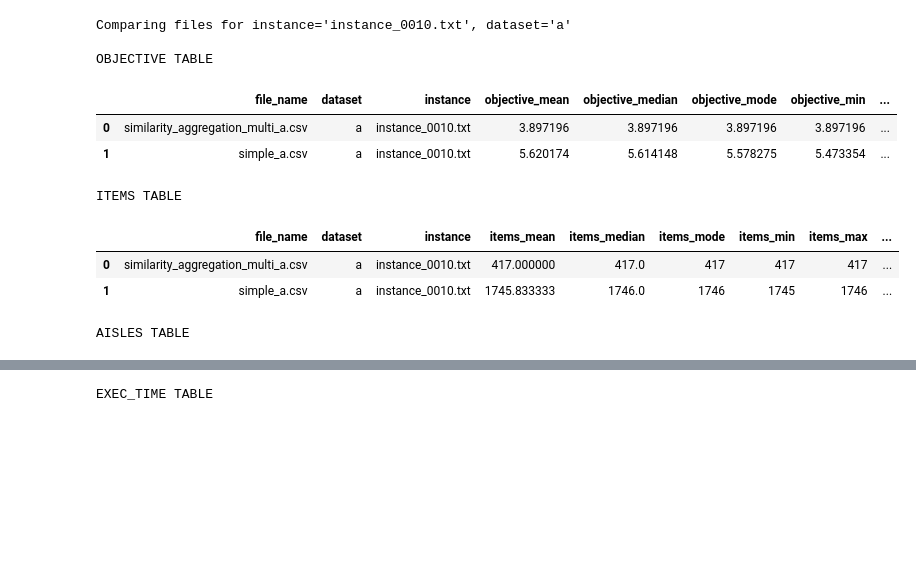
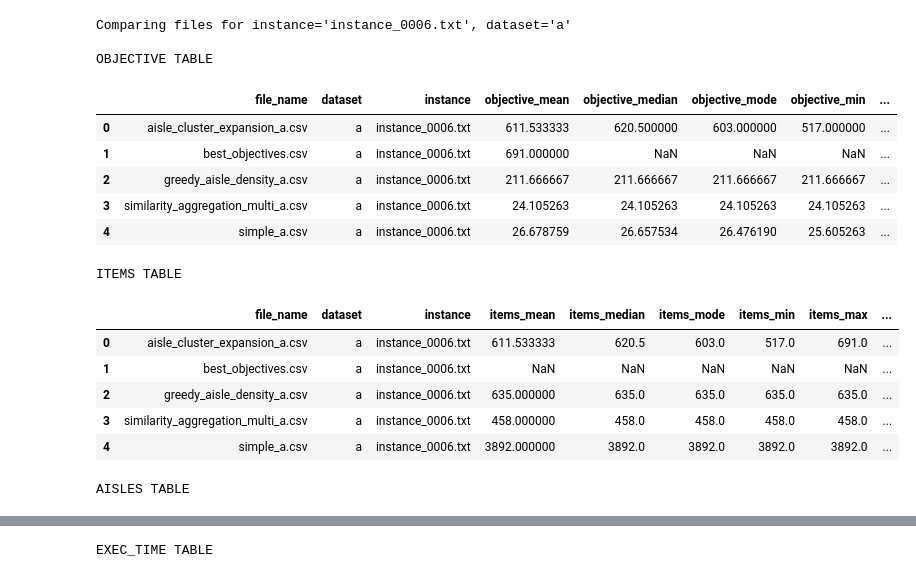
Before and after one commit to tinicius/challenge-sbpo-2025, a Jupyter notebook: src/compare.ipynb, the cells around one changed output, grey strips where cells are left out. Drawn from its saved outputs; the diff is of its cells as text; code cells hidden in the pictures; blank space fills up the shorter version.

```diff
--- a/src/compare.ipynb
+++ b/src/compare.ipynb
@@ -44,7 +44,7 @@ metric_groups = {
 }
 
 # Comparison parameters
-instance_param = "instance_0010.txt"
+instance_param = "instance_0006.txt"
 dataset_param = "a"  # Use None to include all datasets
 
 
@@ -83,37 +83,43 @@ def load_metric_table(
 
     if not tables:
         raise ValueError(
             f"No compatible CSV rows found for metric '{metric_name}', instance '{instance}', "
             f"dataset '{dataset}' in {folder_path.resolve()}"
         )
 
     if skipped_files:
         print(f"[{metric_name}] skipped incompatible files:")
         for file_name, missing in skipped_files:
             print(f"  - {file_name}: missing {missing}")
 
     return pd.concat(tables, ignore_index=True).sort_values("file_name").reset_index(drop=True)
 
 
 tables = {
     name: load_metric_table(name, folder, instance_param, dataset_param)
     for name in metric_groups
 }
 
 print(f"Comparing files for instance={instance_param!r}, dataset={dataset_param!r}")
 for name in ["objective", "items", "aisles", "exec_time"]:
     print(f"\n{name.upper()} TABLE")
     display(tables[name])
 # %% [output]
-Comparing files for instance='instance_0010.txt', dataset='a'
+Comparing files for instance='instance_0006.txt', dataset='a'
 
 OBJECTIVE TABLE
 |  | file_name | dataset | instance | objective_mean | objective_median | objective_mode | objective_min | ... |
-| 0 | similarity_aggregation_multi_a.csv | a | instance_0010.txt | 3.897196 | 3.897196 | 3.897196 | 3.897196 | ... |
-| 1 | simple_a.csv | a | instance_0010.txt | 5.620174 | 5.614148 | 5.578275 | 5.473354 | ... |
+| 0 | aisle_cluster_expansion_a.csv | a | instance_0006.txt | 611.533333 | 620.500000 | 603.000000 | 517.000000 | ... |
+| 1 | best_objectives.csv | a | instance_0006.txt | 691.000000 | NaN | NaN | NaN | ... |
+| 2 | greedy_aisle_density_a.csv | a | instance_0006.txt | 211.666667 | 211.666667 | 211.666667 | 211.666667 | ... |
+| 3 | similarity_aggregation_multi_a.csv | a | instance_0006.txt | 24.105263 | 24.105263 | 24.105263 | 24.105263 | ... |
+| 4 | simple_a.csv | a | instance_0006.txt | 26.678759 | 26.657534 | 26.476190 | 25.605263 | ... |
 ITEMS TABLE
 |  | file_name | dataset | instance | items_mean | items_median | items_mode | items_min | items_max | ... |
-| 0 | similarity_aggregation_multi_a.csv | a | instance_0010.txt | 417.000000 | 417.0 | 417 | 417 | 417 | ... |
-| 1 | simple_a.csv | a | instance_0010.txt | 1745.833333 | 1746.0 | 1746 | 1745 | 1746 | ... |
+| 0 | aisle_cluster_expansion_a.csv | a | instance_0006.txt | 611.533333 | 620.5 | 603.0 | 517.0 | 691.0 | ... |
+| 1 | best_objectives.csv | a | instance_0006.txt | NaN | NaN | NaN | NaN | NaN | ... |
+| 2 | greedy_aisle_density_a.csv | a | instance_0006.txt | 635.000000 | 635.0 | 635.0 | 635.0 | 635.0 | ... |
+| 3 | similarity_aggregation_multi_a.csv | a | instance_0006.txt | 458.000000 | 458.0 | 458.0 | 458.0 | 458.0 | ... |
+| 4 | simple_a.csv | a | instance_0006.txt | 3892.000000 | 3892.0 | 3892.0 | 3892.0 | 3892.0 | ... |
 AISLES TABLE
 |  | file_name | dataset | instance | aisles_mean | aisles_median | aisles_mode | aisles_min | aisles_max | ... |
```
Also changed, not shown: parts of 5 cells of this notebook, 6 other files.
